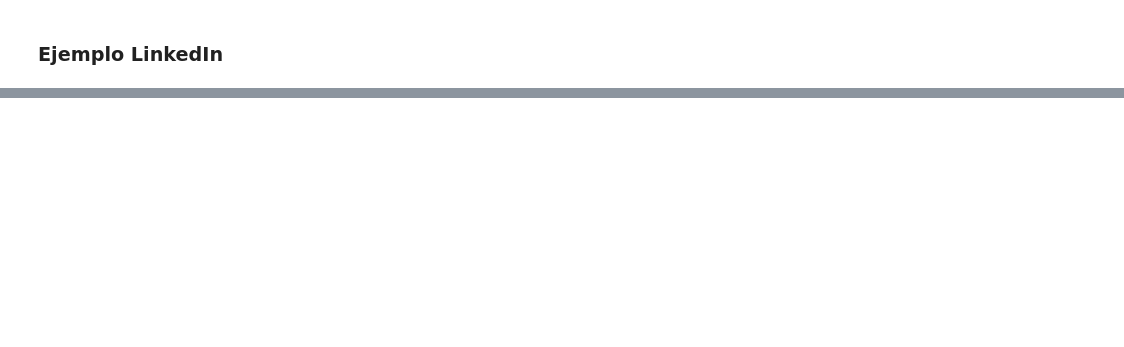
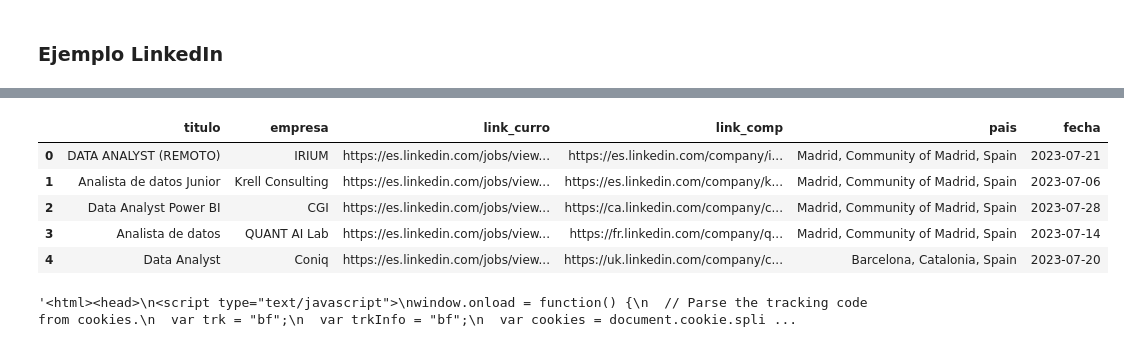
Before and after one commit to Ironhack-Data-Madrid-Julio-2023/apuntes_clase, a Jupyter notebook: semana_4/2.2 - Web Scraping (bs4).ipynb, the cells around one changed output, grey strips where cells are left out. Saved outputs shown, nothing was run; the diff lists cells and outputs as text; code cells hidden in the pictures; blank space fills up the shorter version.

```diff
--- a/semana_4/2.2 - Web Scraping (bs4).ipynb
+++ b/semana_4/2.2 - Web Scraping (bs4).ipynb
@@ -77,0 +541,15 @@ https://tools.keycdn.com/geo
+# %%
+HTML(df.head().to_html(render_links=True))
+# %% [output]
+|  | titulo | empresa | link_curro | link_comp | pais | fecha |
+| 0 | DATA ANALYST (REMOTO) | IRIUM | https://es.linkedin.com/jobs/view... | https://es.linkedin.com/company/i... | Madrid, Community of Madrid, Spain | 2023-07-21 |
+| 1 | Analista de datos Junior | Krell Consulting | https://es.linkedin.com/jobs/view... | https://es.linkedin.com/company/k... | Madrid, Community of Madrid, Spain | 2023-07-06 |
+| 2 | Data Analyst Power BI | CGI | https://es.linkedin.com/jobs/view... | https://ca.linkedin.com/company/c... | Madrid, Community of Madrid, Spain | 2023-07-28 |
+| 3 | Analista de datos | QUANT AI Lab | https://es.linkedin.com/jobs/view... | https://fr.linkedin.com/company/q... | Madrid, Community of Madrid, Spain | 2023-07-14 |
+| 4 | Data Analyst | Coniq | https://es.linkedin.com/jobs/view... | https://uk.linkedin.com/company/c... | Barcelona, Catalonia, Spain | 2023-07-20 |
+# %%
+html = req.get('https://www.linkedin.com/in/yonatan-rodriguez/').text
+
+html
+# %% [output]
+'<html><head>\n<script type="text/javascript">\nwindow.onload = function() {\n  // Parse the tracking code from cookies.\n  var trk = "bf";\n  var trkInfo = "bf";\n  var cookies = document.cookie.spli ...
```
Also changed, not shown: parts of 43 cells of this notebook.
